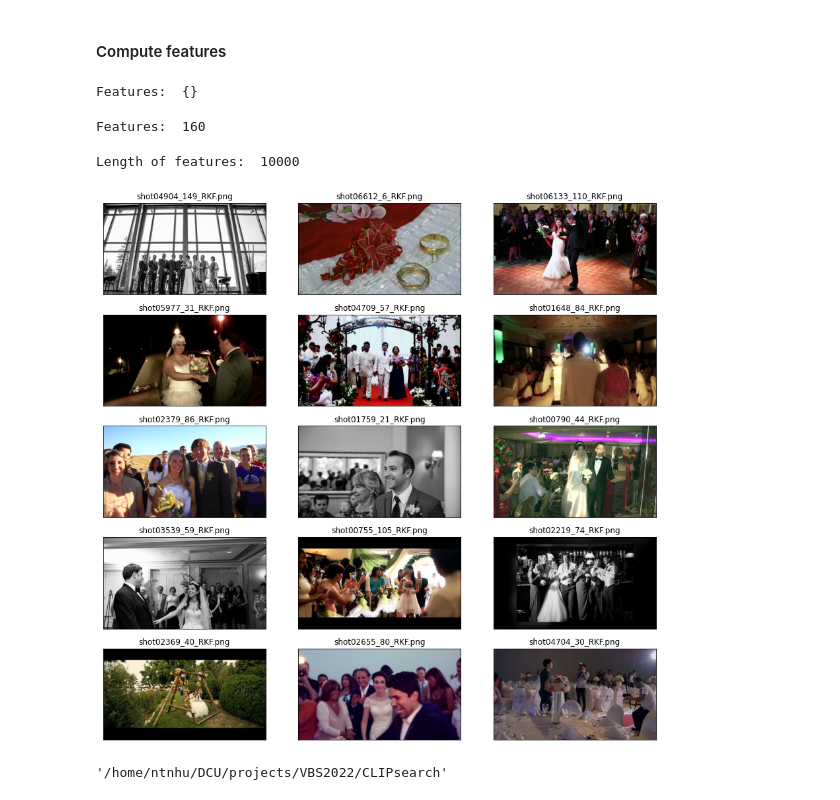
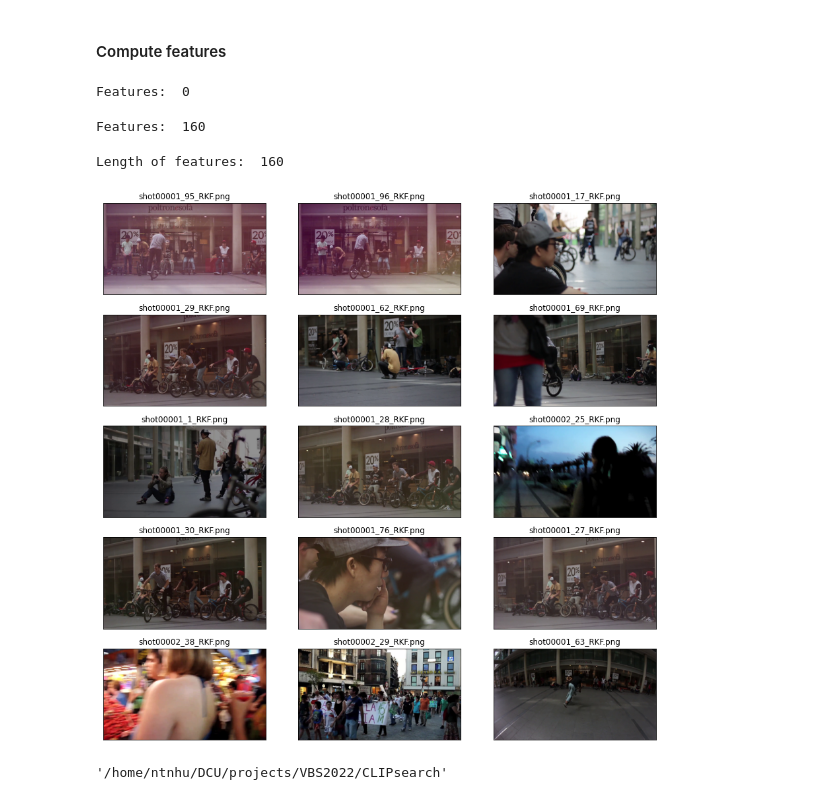
Before and after one commit to thaonhunguyen/VideoFall-VBS2022, a Jupyter notebook: searching/test.ipynb, the cells around one changed output. Cells and saved outputs as stored; diff of their text form; code cells hidden in the pictures.

```diff
--- a/searching/test.ipynb
+++ b/searching/test.ipynb
@@ -92,3 +92,10 @@ data.display_results(best_images)
 DATASET_PATH
 # %% [output]
 '/mnt/SEAGATE/root/V3C1/resized_keyframes'
+# %%
+# Whether you wanna generate new features
+generate_features = True
+
+
+print("Dataset name: ", DATASET_NAME)
+clip = CLIPSearchEngine(src_path=DATASET_PATH, feature_path=FEATURE_PATH, generate_features=generate_features)
@@ -190,23 +160,23 @@ AttributeError: 'dataset' object has no attribute 'compute_clip_features'
 # %%
 # data.encode_dataset(entire_dataset=True)
 # data.load_dataset()
-print("Features: ", data.features)
+print("Features: ", len(clip.features))
 # %% [output]
-Features:  {}
+Features:  0
 # %%
-data.load_dataset()
-print("Features: ", len(data.features))
+clip.load_features()
+print("Features: ", len(clip.features))
 # %% [output]
 Features:  160
 # %%
-query = "photo of wedding"
-best_images = data.search_query(query, num_matches=100)
-print("Length of features: ", len(data.features))
+query = "people"
+best_images = clip.search_query(query, num_matches=100)
+print("Length of features: ", len(clip.features))
 # print("Best images: ", best_images)
-data.display_results(best_images[:15])
+clip.display_results(best_images[:15])
 # %% [output]
-Length of features:  10000
+Length of features:  160
-[figure, old version]
+[figure, new version]
 # %%
 with open('sample.txt', 'w') as f:
     for item in best_images:
```
Also changed, not shown: parts of 10 cells of this notebook, 3 other files.
